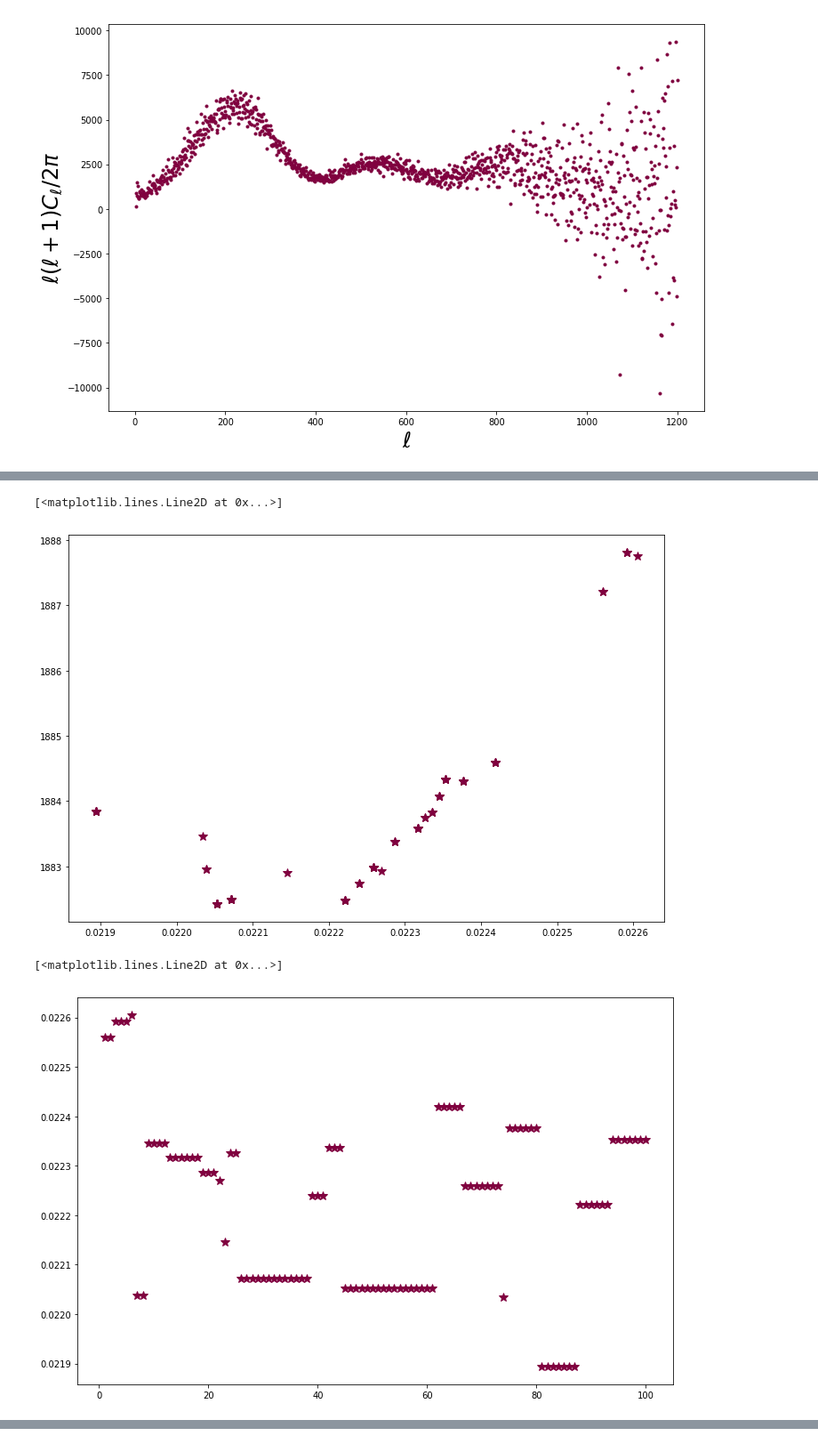
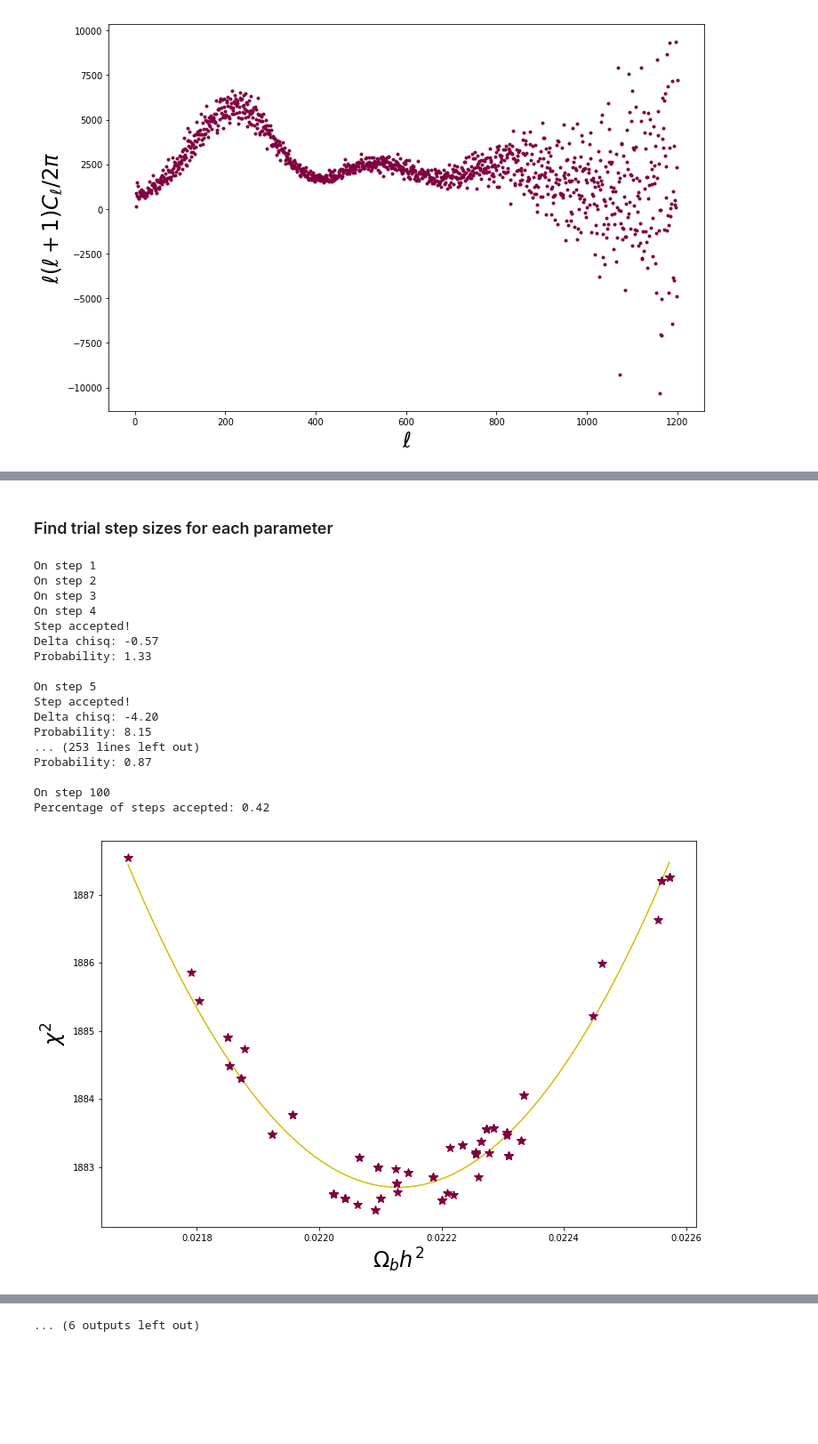
Before and after one commit to marcusmerryfield/phys641_hw, a Jupyter notebook: assignment_5/assignment_5.ipynb, the cells around one changed output, grey strips where cells are left out. Shown at 89% size. Cells and saved outputs as stored; diff of their text form; code cells hidden in the pictures; blank space fills up the shorter version.

```diff
--- a/assignment_5/assignment_5.ipynb
+++ b/assignment_5/assignment_5.ipynb
@@ -26,6 +28,7 @@ plt.show()
 [figure]
 # %%
 cosmology = np.array([0.02256,0.1142,2.40e-9,0.9710,0.0851,69.7])
+npars = len(cosmology)
 # %%
 pars = camb.CAMBparams()
 pars.set_cosmology(ombh2=cosmology[0],omch2=cosmology[1],tau=cosmology[4],H0=cosmology[5])
@@ -94,5 +129,0 @@ I'll try and figure out a good stepsize for my first parameter. Let's estimate f
-# %%
-chisq = get_chisq(C_l,C_l_gen,err)
-step_size = [0.05*cosmology[0],0,0,0,0,0]
-nstep = 100
-chain_ombh2 = run_mcmc(C_l,err,cosmology,chisq,step_size,nstep)
@@ -120,10 +130,63 @@ chisq_ombh2 = chain_ombh2[:,1]
-# %%
-plt.plot(ombh2,chisq_ombh2,marker='*',ls='',c=c1,markersize=10)
-# %% [output]
-[<matplotlib.lines.Line2D at 0x...>]
-[figure, removed]
-# %%
-plt.plot(chain_ombh2[:,0],ombh2,marker='*',ls='',c=c1,markersize=10)
-# %% [output]
-[<matplotlib.lines.Line2D at 0x...>]
-[figure, removed]
+# %%
+steps = np.ones(npars)
+chisq = get_chisq(C_l,C_l_gen,err)
+names = ['$\Omega_b h^2$','$\Omega_c h^2$','$A_s$','$n_s$',r'$\tau$','$H_0$']
+# %% [markdown]
+### Find trial step sizes for each parameter
+# %%
+def parabola(x,a,b,c):
+    return a*x**2 + b*x + c
+# %%
+approx_steps = np.zeros(npars)
+cosmology_guess = np.zeros(npars)
+
+for i in range(npars):
+
+    step_size = [0,0,0,0,0,0]
+    step_size[i] = 0.025*cosmology[i]
+    nstep = 100
+    chain_param = run_mcmc(C_l,err,cosmology.copy(),chisq,step_size,nstep)
+    param = chain_param[:,(i+2)]
+    chisq_param = chain_param[:,1]
+    step_num = chain_param[:,0]
+    _,inds = np.unique(param,return_index=True)
+    p = np.polyfit(param,chisq_param,2)
+    x = np.linspace(param.min(),param.max(),100)
+
+    plt.plot(x,parabola(x,*p),c=c2)
+    plt.plot(param,chisq_param,marker='*',ls='',c=c1,markersize=10)
+    plt.ylabel('$\chi^2$',fontsize=24)
+    plt.xlabel(names[i],fontsize=24)
+    plt.show()
+
+    plt.plot(step_num,param,c=c1,ls='',marker='*',markersize=10)
+    plt.xlabel('Step Number',fontsize=24)
+    plt.ylabel(names[i],fontsize=24)
+    plt.show()
+
+    approx_steps[i] = 1/p[0]**0.5
+    cosmology_guess[i] = (param[inds])[np.argmin(chisq_param[inds])]
+    np.save(names[i],param)
+    np.save('chisq_' + names[i],chisq_param)
+
+np.save('cosmology_guess',cosmology_guess)
+np.save('approx_steps',approx_steps)
+# %% [output]
+On step 1
+On step 2
+On step 3
+On step 4
+Step accepted!
+Delta chisq: -0.57
+Probability: 1.33
+
+On step 5
+Step accepted!
+Delta chisq: -4.20
+Probability: 8.15
+... (253 lines left out)
+Probability: 0.87
+
+On step 100
+Percentage of steps accepted: 0.42
+[figure, added]
@@ -129,0 +251 @@ plt.plot(chain_ombh2[:,0],ombh2,marker='*',ls='',c=c1,markersize=10)
+... (6 outputs left out)
```
Also changed, not shown: parts of 26 cells of this notebook, 18 other files.
